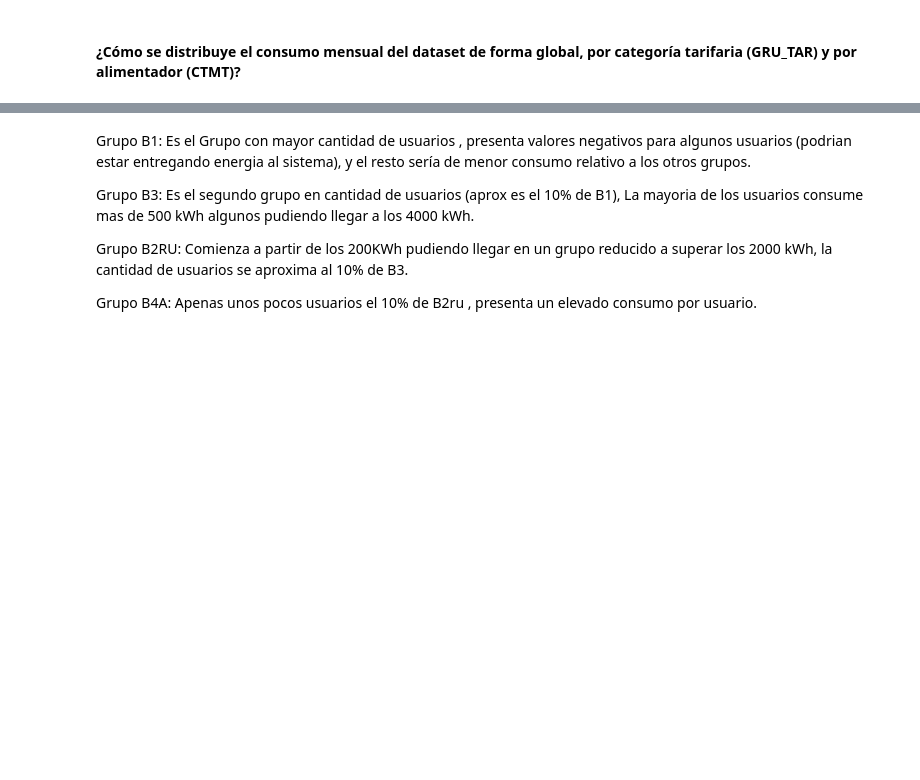
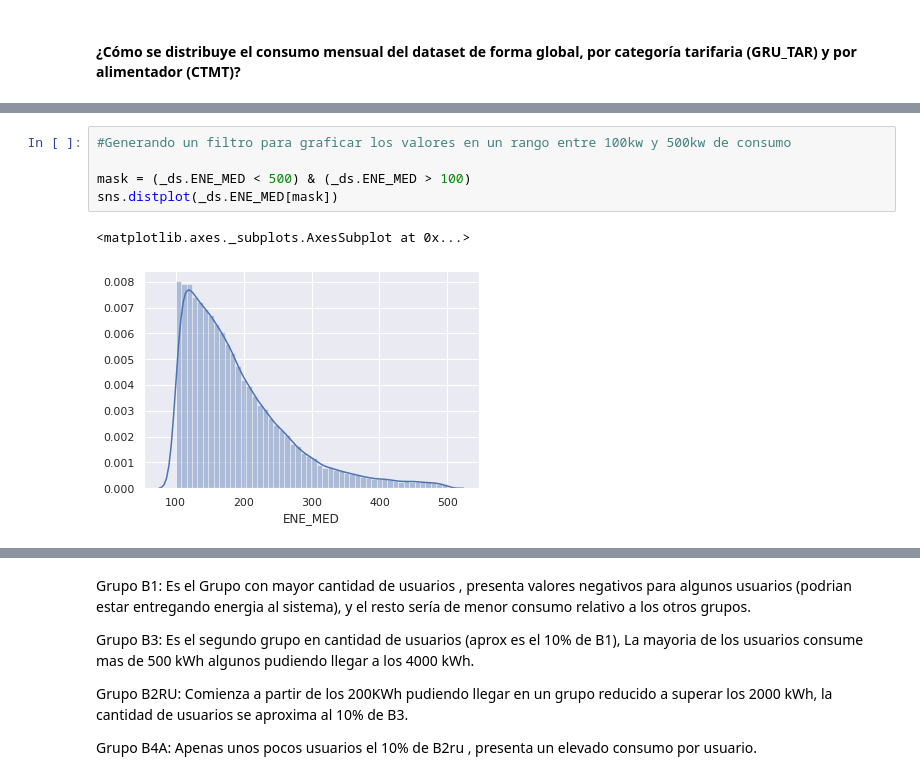
Before and after one commit to mahunz/Diplodatos2020, a Jupyter notebook: Analiisis_y_Visualizacion_Grupo1.ipynb, the cells around one changed output, grey strips where cells are left out. Cells and saved outputs as stored; diff of their text form; blank space fills up the shorter version.

```diff
--- a/Analiisis_y_Visualizacion_Grupo1.ipynb
+++ b/Analiisis_y_Visualizacion_Grupo1.ipynb
@@ -506 +524,9 @@ A través de un test de hipótesis de independencia de variables, se puede saber
+# %%
+#Generando un filtro para graficar los valores en un rango entre 100kw y 500kw de consumo
+
+mask = (_ds.ENE_MED < 500) & (_ds.ENE_MED > 100)
+sns.distplot(_ds.ENE_MED[mask])
+# %% [output]
+<matplotlib.axes._subplots.AxesSubplot at 0x...>
+[figure, added]
 # %%
```
Also changed, not shown: parts of 16 cells of this notebook.
